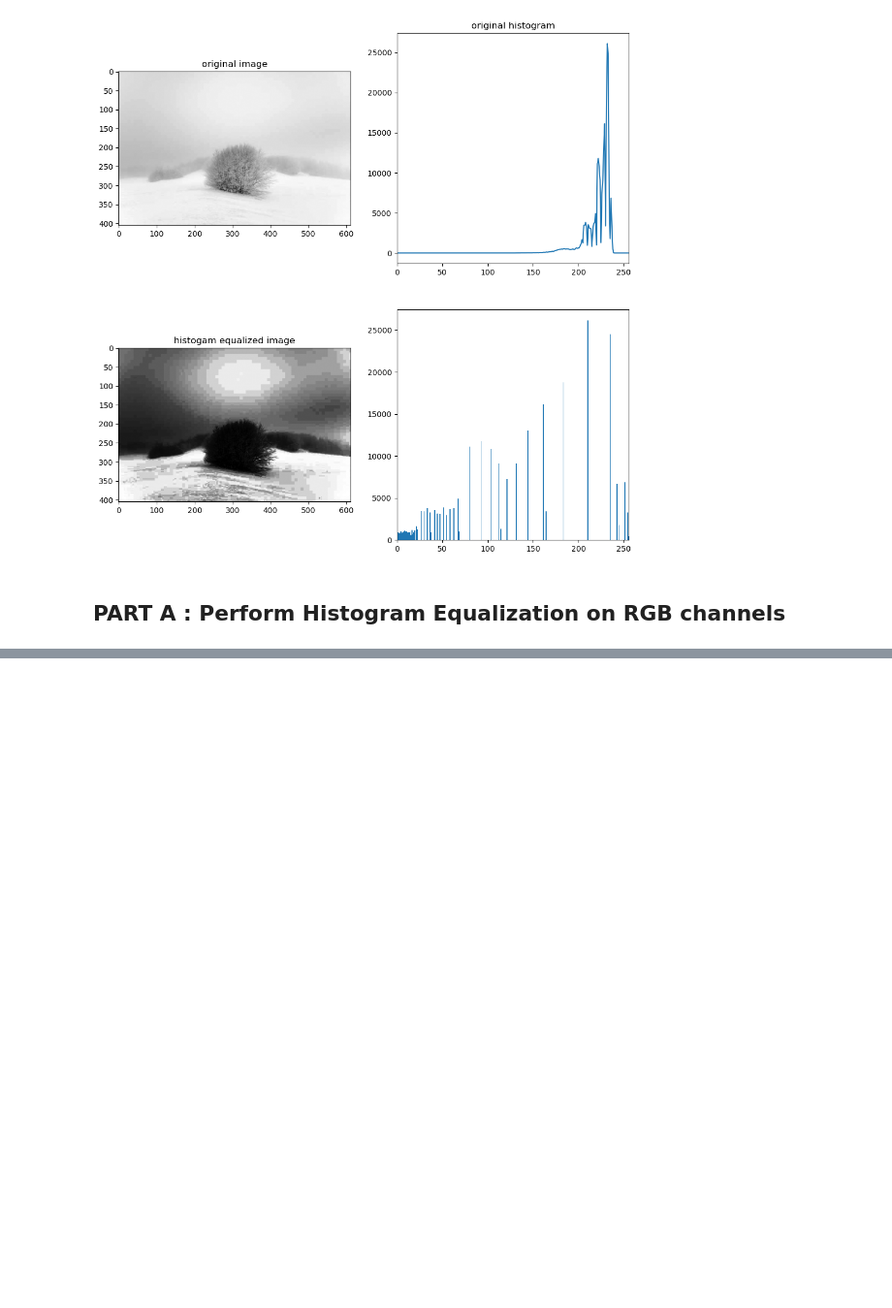
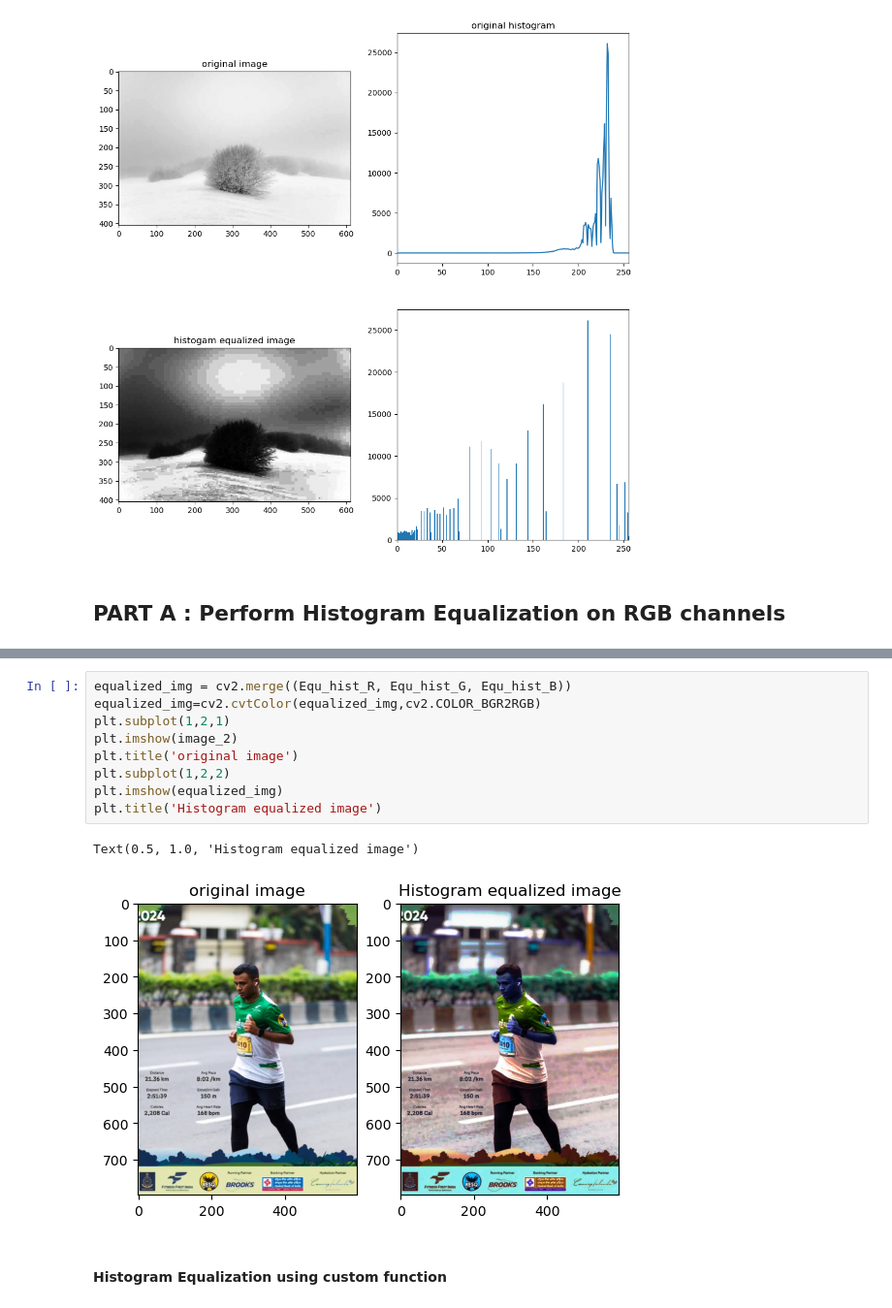
Before and after one commit to ShreyashDhoot/IPPR_coursework, a Jupyter notebook: experiment_2/experiment_2.ipynb, the cells around one changed output, grey strips where cells are left out. Shown at 97% size. Saved outputs shown, nothing was run; the diff lists cells and outputs as text; blank space fills up the shorter version.

```diff
--- a/experiment_2/experiment_2.ipynb
+++ b/experiment_2/experiment_2.ipynb
@@ -57,0 +100,14 @@ plt.show()
+# %%
+equalized_img = cv2.merge((Equ_hist_R, Equ_hist_G, Equ_hist_B))
+equalized_img=cv2.cvtColor(equalized_img,cv2.COLOR_BGR2RGB)
+plt.subplot(1,2,1)
+plt.imshow(image_2)
+plt.title('original image')
+plt.subplot(1,2,2)
+plt.imshow(equalized_img)
+plt.title('Histogram equalized image')
+# %% [output]
+Text(0.5, 1.0, 'Histogram equalized image')
+[figure, added]
+# %% [markdown]
+#### Histogram Equalization using custom function
```
Also changed, not shown: parts of 6 cells of this notebook.
